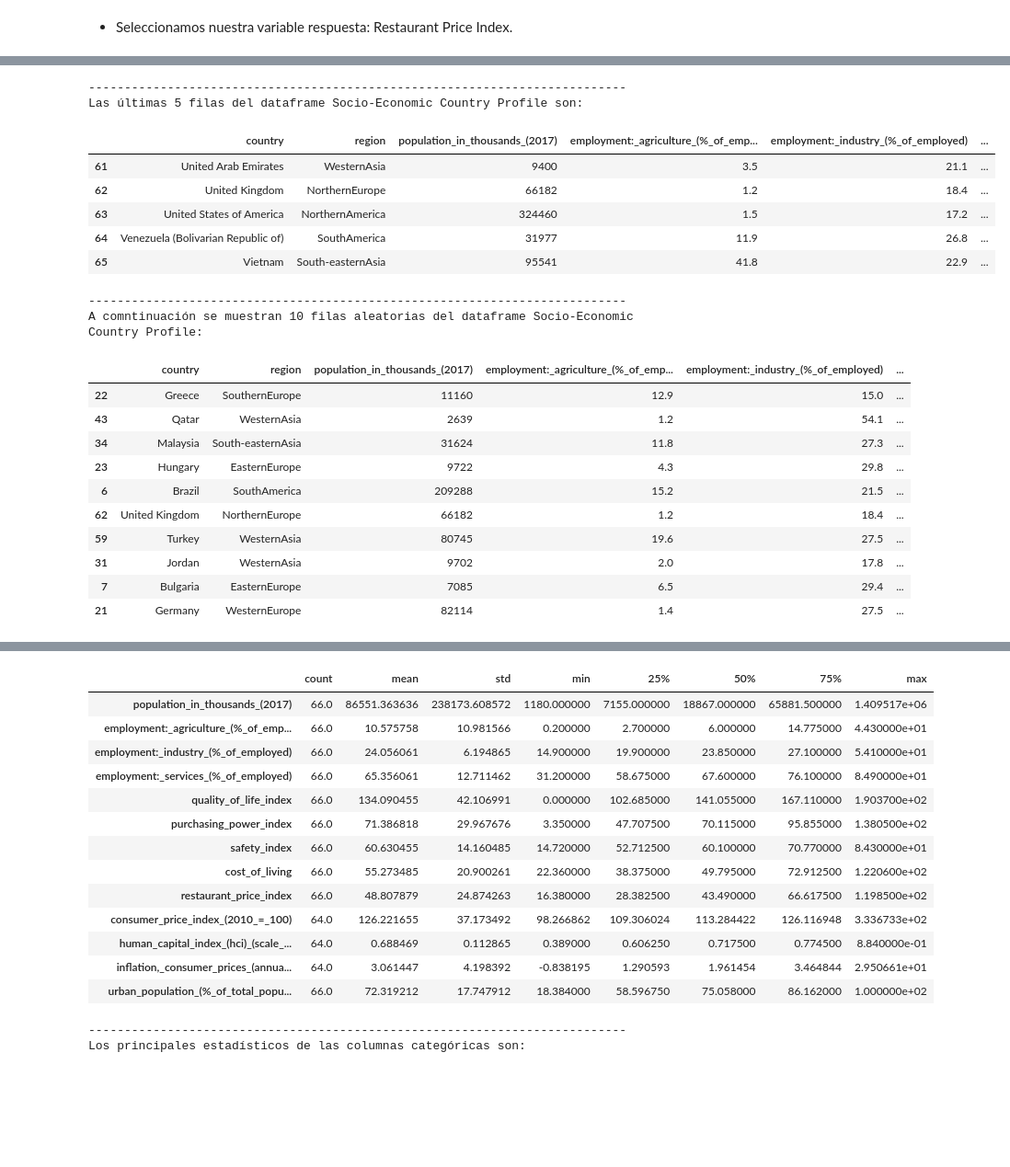
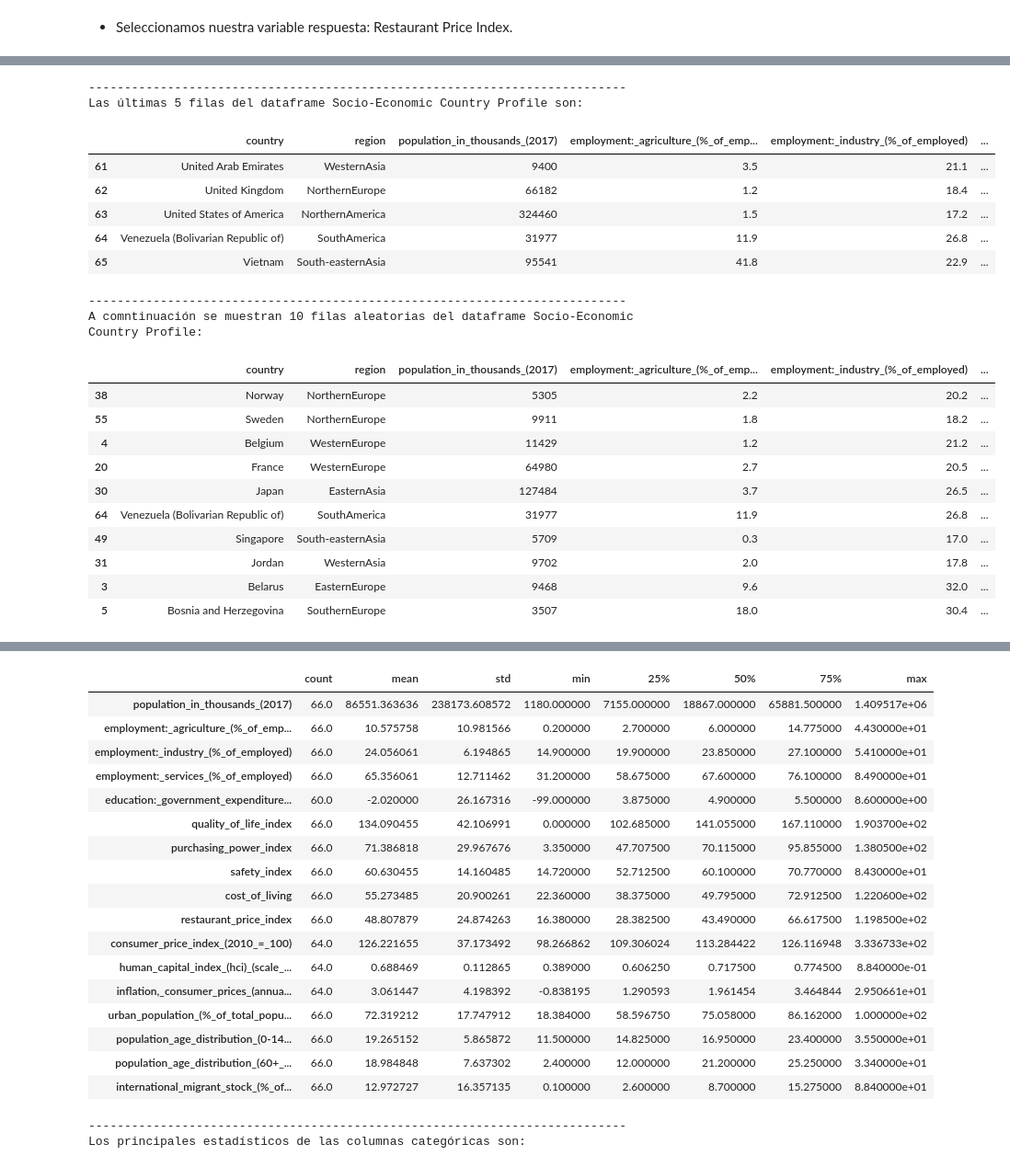
Before and after one commit to Adalab/promo-d-da-modulo3-sprint1-laura-maitane, a Jupyter notebook: regresion-lineal/reg-lin-1-machine-learning-intro.ipynb, the cells around one changed output, grey strips where cells are left out. Shown at 92% size. Drawn from its saved outputs; the diff is of its cells as text; code cells hidden in the pictures; blank space fills up the shorter version.

```diff
--- a/regresion-lineal/reg-lin-1-machine-learning-intro.ipynb
+++ b/regresion-lineal/reg-lin-1-machine-learning-intro.ipynb
@@ -50,0 +84,4 @@ df_country.rename(columns = nuevas_columnas, inplace = True)
+# %%
+# reemplazamos por np.nan el valor que no nos permitiría pasar la columna a tipo numérico y lo pasamos a tipo float
+df_country['education:_government_expenditure_(%_of_gdp)'] = df_country['education:_government_expenditure_(%_of_gdp)'].apply(lambda dato: float(dato) if '...' not in dato else np.nan)
+df_country['education:_government_expenditure_(%_of_gdp)'].unique()
@@ -50,0 +93,7 @@ df_country.rename(columns = nuevas_columnas, inplace = True)
+# %%
+# vemos que las columnas 'population_age_distribution_(0-14_/_60+_years,_%)' y 'international_migrant_stock_(000/%_of_total_pop.)' tienen un doble dato y debemos dividirlas para poder utilizar los datos como numéricos
+df_country[['population_age_distribution_(0-14_years,_%)','population_age_distribution_(60+_years,_%)']] = df_country['population_age_distribution_(0-14_/_60+_years,_%)'].str.split('/', expand=True)
+df_country[['international_migrant_stock_(000)','international_migrant_stock_(%_of_total_pop.)']] = df_country['international_migrant_stock_(000/%_of_total_pop.)'].str.split('/', expand=True)
+# una vez desdobladas eliminamos las columnas originales
+df_country.drop(columns=['population_age_distribution_(0-14_/_60+_years,_%)', 'international_migrant_stock_(000/%_of_total_pop.)'], inplace=True)
+df_country.head()
@@ -50,0 +107,4 @@ df_country.rename(columns = nuevas_columnas, inplace = True)
+# %%
+# las convertimos a tipo float
+for columna in df_country.columns[-4:]:
+    df_country[columna] = df_country[columna].apply(lambda dato: float(dato) if type(dato) == str else dato)
@@ -91,7 +171,6 @@ sns.heatmap(correl,
 # %%
 # en vista de que algunas de las variables tienen una correlación muy alta y para no complicar en exceso el tratamiento y análisis de los datos con variables redundantes (correlación superior a 0,88) procedemos a eliminar algunas columnas
 # De entre las columnas redundantes eliminamos aquellas que tienen menor correlación con nuestra variable respuesta
-df_country.drop(columns=['adjusted_net_national_income_per_capita_(constant_2010_us$)', 'grocery_index', 'gdp_per_capita_(current_us$)', 'rent_index'], inplace=True)
-df_country_num = df_country.select_dtypes(include=np.number)
-correl = df_country_num.corr(method='spearman')
+# eliminamos también la columna 'international_migrant_stock_(000)' porque da la  misma información que la de 'international_migrant_stock_(%_of_total_pop.) y tiene menos correlación con la variable respuesta'
+df_country.drop(columns=['adjusted_net_national_income_per_capita_(constant_2010_us$)', 'grocery_index', 'gdp_per_capita_(current_us$)', 'rent_index', 'international_migrant_stock_(000)'], inplace=True)
 # %%
@@ -170,36 +190,36 @@ def explorar_df(dataframe, nombre = ''):
 # %%
-explorar_df(df_country, 'Socio-Economic Country Profile')
+spf.explorar_df(df_country, 'Socio-Economic Country Profile')
 # %% [output]
 EXPLORACIÓN DEL DATAFRAME SOCIO-ECONOMIC COUNTRY PROFILE
 ---------------------------------------------------------------------------
 Las primeras 5 filas del dataframe Socio-Economic Country Profile son:
 |  | country | region | population_in_thousands_(2017) | employment:_agriculture_(%_of_emp... | employment:_industry_(%_of_employed) | ... |
 | 0 | Argentina | SouthAmerica | 44271 | 2.0 | 24.8 | ... |
 | 1 | Australia | Oceania | 24451 | 2.7 | 21.2 | ... |
 | 2 | Austria | WesternEurope | 8736 | 4.7 | 25.6 | ... |
 | 3 | Belarus | EasternEurope | 9468 | 9.6 | 32.0 | ... |
 | 4 | Belgium | WesternEurope | 11429 | 1.2 | 21.2 | ... |
 ---------------------------------------------------------------------------
 Las últimas 5 filas del dataframe Socio-Economic Country Profile son:
 |  | country | region | population_in_thousands_(2017) | employment:_agriculture_(%_of_emp... | employment:_industry_(%_of_employed) | ... |
 | 61 | United Arab Emirates | WesternAsia | 9400 | 3.5 | 21.1 | ... |
 | 62 | United Kingdom | NorthernEurope | 66182 | 1.2 | 18.4 | ... |
 | 63 | United States of America | NorthernAmerica | 324460 | 1.5 | 17.2 | ... |
 | 64 | Venezuela (Bolivarian Republic of) | SouthAmerica | 31977 | 11.9 | 26.8 | ... |
 | 65 | Vietnam | South-easternAsia | 95541 | 41.8 | 22.9 | ... |
 ---------------------------------------------------------------------------
 A comntinuación se muestran 10 filas aleatorias del dataframe Socio-Economic Country Profile:
 |  | country | region | population_in_thousands_(2017) | employment:_agriculture_(%_of_emp... | employment:_industry_(%_of_employed) | ... |
-| 22 | Greece | SouthernEurope | 11160 | 12.9 | 15.0 | ... |
-| 43 | Qatar | WesternAsia | 2639 | 1.2 | 54.1 | ... |
-| 34 | Malaysia | South-easternAsia | 31624 | 11.8 | 27.3 | ... |
-| 23 | Hungary | EasternEurope | 9722 | 4.3 | 29.8 | ... |
-| 6 | Brazil | SouthAmerica | 209288 | 15.2 | 21.5 | ... |
-| 62 | United Kingdom | NorthernEurope | 66182 | 1.2 | 18.4 | ... |
-| 59 | Turkey | WesternAsia | 80745 | 19.6 | 27.5 | ... |
+| 38 | Norway | NorthernEurope | 5305 | 2.2 | 20.2 | ... |
+| 55 | Sweden | NorthernEurope | 9911 | 1.8 | 18.2 | ... |
+| 4 | Belgium | WesternEurope | 11429 | 1.2 | 21.2 | ... |
+| 20 | France | WesternEurope | 64980 | 2.7 | 20.5 | ... |
+| 30 | Japan | EasternAsia | 127484 | 3.7 | 26.5 | ... |
+| 64 | Venezuela (Bolivarian Republic of) | SouthAmerica | 31977 | 11.9 | 26.8 | ... |
+| 49 | Singapore | South-easternAsia | 5709 | 0.3 | 17.0 | ... |
 | 31 | Jordan | WesternAsia | 9702 | 2.0 | 17.8 | ... |
-| 7 | Bulgaria | EasternEurope | 7085 | 6.5 | 29.4 | ... |
-| 21 | Germany | WesternEurope | 82114 | 1.4 | 27.5 | ... |
+| 3 | Belarus | EasternEurope | 9468 | 9.6 | 32.0 | ... |
+| 5 | Bosnia and Herzegovina | SouthernEurope | 3507 | 18.0 | 30.4 | ... |
 ---------------------------------------------------------------------------
 El dataframe Socio-Economic Country Profile tiene 66 filas y 19 columnas
 ---------------------------------------------------------------------------
@@ -222,6 +242,7 @@ Los principales estadísticos de las columnas numéricas son:
 | employment:_agriculture_(%_of_emp... | 66.0 | 10.575758 | 10.981566 | 0.200000 | 2.700000 | 6.000000 | 14.775000 | 4.430000e+01 |
 | employment:_industry_(%_of_employed) | 66.0 | 24.056061 | 6.194865 | 14.900000 | 19.900000 | 23.850000 | 27.100000 | 5.410000e+01 |
 | employment:_services_(%_of_employed) | 66.0 | 65.356061 | 12.711462 | 31.200000 | 58.675000 | 67.600000 | 76.100000 | 8.490000e+01 |
+| education:_government_expenditure... | 60.0 | -2.020000 | 26.167316 | -99.000000 | 3.875000 | 4.900000 | 5.500000 | 8.600000e+00 |
 | quality_of_life_index | 66.0 | 134.090455 | 42.106991 | 0.000000 | 102.685000 | 141.055000 | 167.110000 | 1.903700e+02 |
 | purchasing_power_index | 66.0 | 71.386818 | 29.967676 | 3.350000 | 47.707500 | 70.115000 | 95.855000 | 1.380500e+02 |
 | safety_index | 66.0 | 60.630455 | 14.160485 | 14.720000 | 52.712500 | 60.100000 | 70.770000 | 8.430000e+01 |
@@ -231,6 +252,9 @@ Los principales estadísticos de las columnas numéricas son:
 | human_capital_index_(hci)_(scale_... | 64.0 | 0.688469 | 0.112865 | 0.389000 | 0.606250 | 0.717500 | 0.774500 | 8.840000e-01 |
 | inflation,_consumer_prices_(annua... | 64.0 | 3.061447 | 4.198392 | -0.838195 | 1.290593 | 1.961454 | 3.464844 | 2.950661e+01 |
 | urban_population_(%_of_total_popu... | 66.0 | 72.319212 | 17.747912 | 18.384000 | 58.596750 | 75.058000 | 86.162000 | 1.000000e+02 |
+| population_age_distribution_(0-14... | 66.0 | 19.265152 | 5.865872 | 11.500000 | 14.825000 | 16.950000 | 23.400000 | 3.550000e+01 |
+| population_age_distribution_(60+_... | 66.0 | 18.984848 | 7.637302 | 2.400000 | 12.000000 | 21.200000 | 25.250000 | 3.340000e+01 |
+| international_migrant_stock_(%_of... | 66.0 | 12.972727 | 16.357135 | 0.100000 | 2.600000 | 8.700000 | 15.275000 | 8.840000e+01 |
 ---------------------------------------------------------------------------
 Los principales estadísticos de las columnas categóricas son:
 |  | count | unique | top | freq |
```
Also changed, not shown: parts of 22 cells of this notebook, 6 other files.
